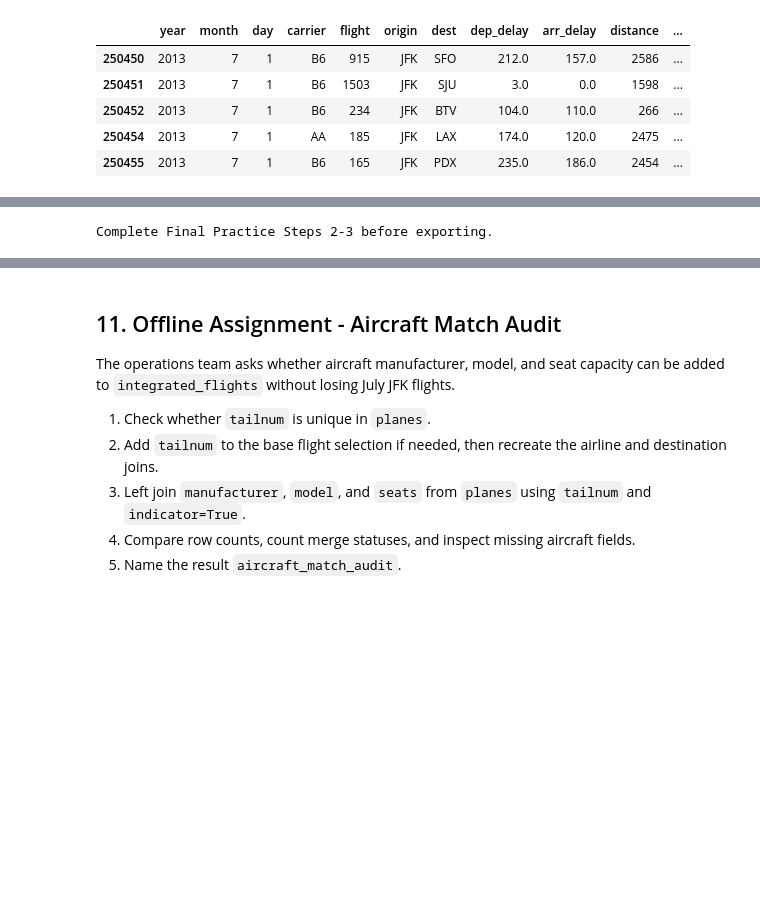
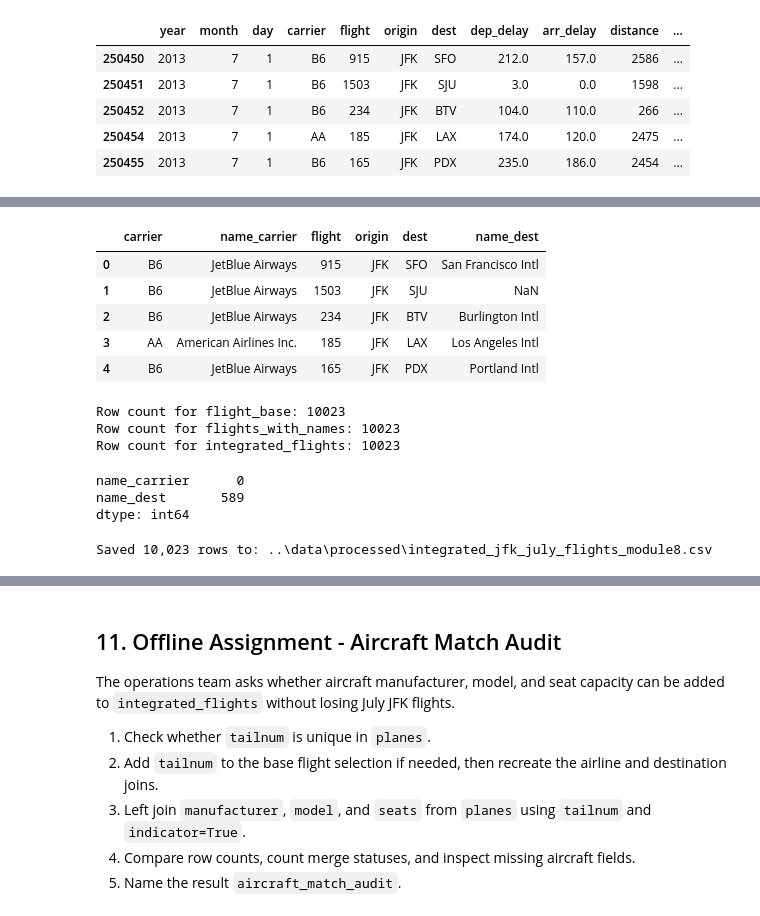
Before and after one commit to oggg19/-ban6003-week-07-08-calebogier, a Jupyter notebook: notebooks/module8_pandas_integration_guided_lab.ipynb, the cells around one changed output, grey strips where cells are left out. Cells and saved outputs as stored; diff of their text form; code cells hidden in the pictures; blank space fills up the shorter version.

```diff
--- a/notebooks/module8_pandas_integration_guided_lab.ipynb
+++ b/notebooks/module8_pandas_integration_guided_lab.ipynb
@@ -701,3 +700,11 @@ flight_base.head()
 # %%
 # Final Practice Step 2
 # Left join airline names and call the result flights_with_names.
+flights_with_names = pd.merge(
+    flight_base,
+    airlines,
+    how="left",
+    on="carrier"
+)
+
+flights_with_names[["carrier", "name", "flight", "origin", "dest"]].head()
@@ -704,13 +718,41 @@ flight_base.head()
 # %%
 # Final Practice Step 3
 # Replace None with the left join that adds destination airport names.
-integrated_flights = None
+integrated_flights = pd.merge(
+    flights_with_names,
+    airports[["faa", "name"]],
+    how="left",
+    left_on="dest",
+    right_on="faa",
+    suffixes=("_carrier", "_dest")
+)
+
+integrated_flights[["carrier", "name_carrier", "flight", "origin", "dest", "name_dest"]].head()
+# %% [output]
+|  | carrier | name_carrier | flight | origin | dest | name_dest |
+| 0 | B6 | JetBlue Airways | 915 | JFK | SFO | San Francisco Intl |
+| 1 | B6 | JetBlue Airways | 1503 | JFK | SJU | NaN |
+| 2 | B6 | JetBlue Airways | 234 | JFK | BTV | Burlington Intl |
+| 3 | AA | American Airlines Inc. | 185 | JFK | LAX | Los Angeles Intl |
+| 4 | B6 | JetBlue Airways | 165 | JFK | PDX | Portland Intl |
 # %%
 # Final Practice Step 4
 # Compare row counts for flight_base, flights_with_names, and integrated_flights.
+print("Row count for flight_base:", len(flight_base))
+print("Row count for flights_with_names:", len(flights_with_names))
+print("Row count for integrated_flights:", len(integrated_flights))
+# %% [output]
+Row count for flight_base: 10023
+Row count for flights_with_names: 10023
+Row count for integrated_flights: 10023
 # %%
 # Final Practice Step 5
 # Check missing airline and destination airport names in integrated_flights.
+integrated_flights.isna().sum()[["name_carrier", "name_dest"]]
+# %% [output]
+name_carrier      0
+name_dest       589
+dtype: int64
 # %%
 output_dir = Path("../data/processed")
 output_dir.mkdir(parents=True, exist_ok=True)
@@ -722,7 +764,7 @@ else:
     integrated_flights.to_csv(module8_output_path, index=False)
     print(f"Saved {len(integrated_flights):,} rows to: {module8_output_path}")
 # %% [output]
-Complete Final Practice Steps 2-3 before exporting.
+Saved 10,023 rows to: ..\data\processed\integrated_jfk_july_flights_module8.csv
 # %% [markdown]
 ### Final Reflection
 
```
Also changed, not shown: parts of 5 cells of this notebook, 1 other file.
